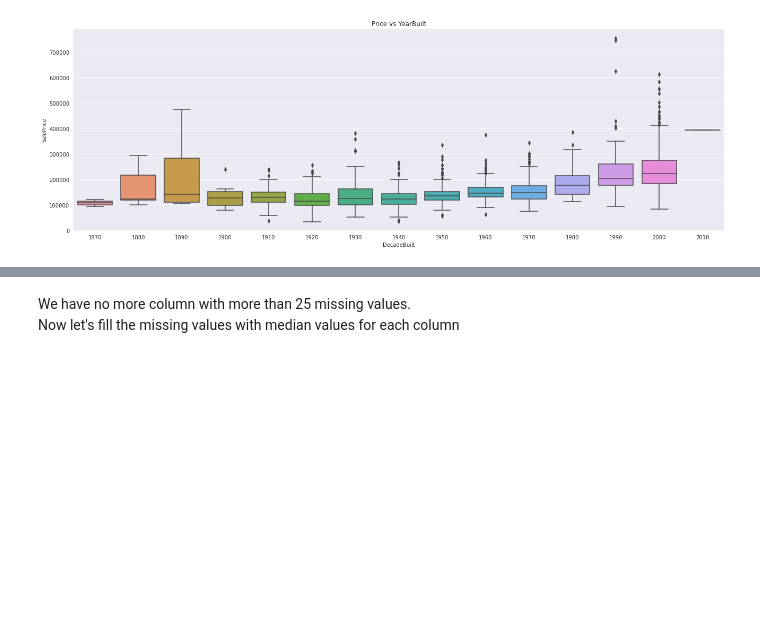
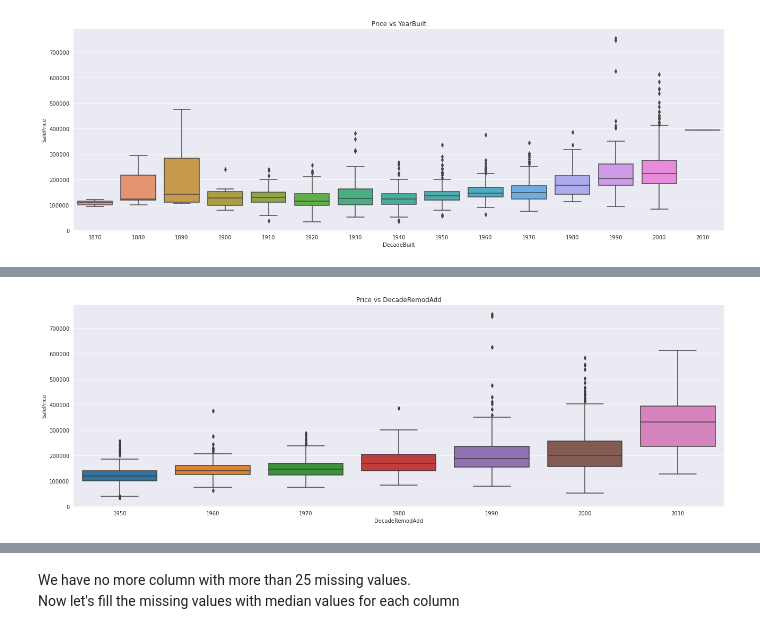
Before and after one commit to max-lutz/Kaggle_competitions, a Jupyter notebook: house-price-regression-full-eda-ml-workflow.ipynb, the cells around one changed output, grey strips where cells are left out. Saved outputs shown, nothing was run; the diff lists cells and outputs as text; code cells hidden in the pictures; blank space fills up the shorter version.

```diff
--- a/house-price-regression-full-eda-ml-workflow.ipynb
+++ b/house-price-regression-full-eda-ml-workflow.ipynb
@@ -289,0 +300,10 @@ ax.set_title('Price vs YearBuilt');
+# %%
+dataset_train['DecadeRemodAdd'] = dataset_train['YearRemodAdd']/10
+dataset_train['DecadeRemodAdd'] = dataset_train['DecadeRemodAdd'].astype(int)*10
+#dataset_train[['YearBuilt', 'DecadeBuilt']]
+
+fig, ax = plt.subplots(1,1, figsize=(22,7))
+sns.boxplot(x="DecadeRemodAdd", y="SalePrice", data=dataset_train, ax=ax)
+ax.set_title('Price vs DecadeRemodAdd');
+# %% [output]
+[figure, added]
```
Also changed, not shown: parts of 8 cells of this notebook.
